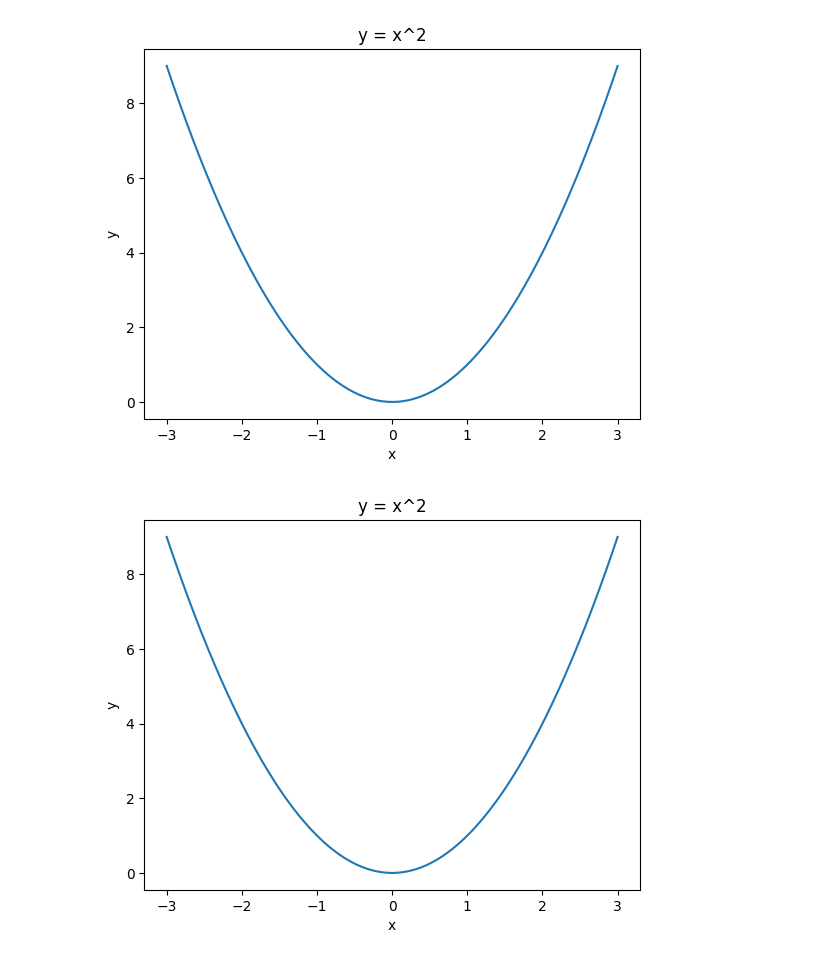
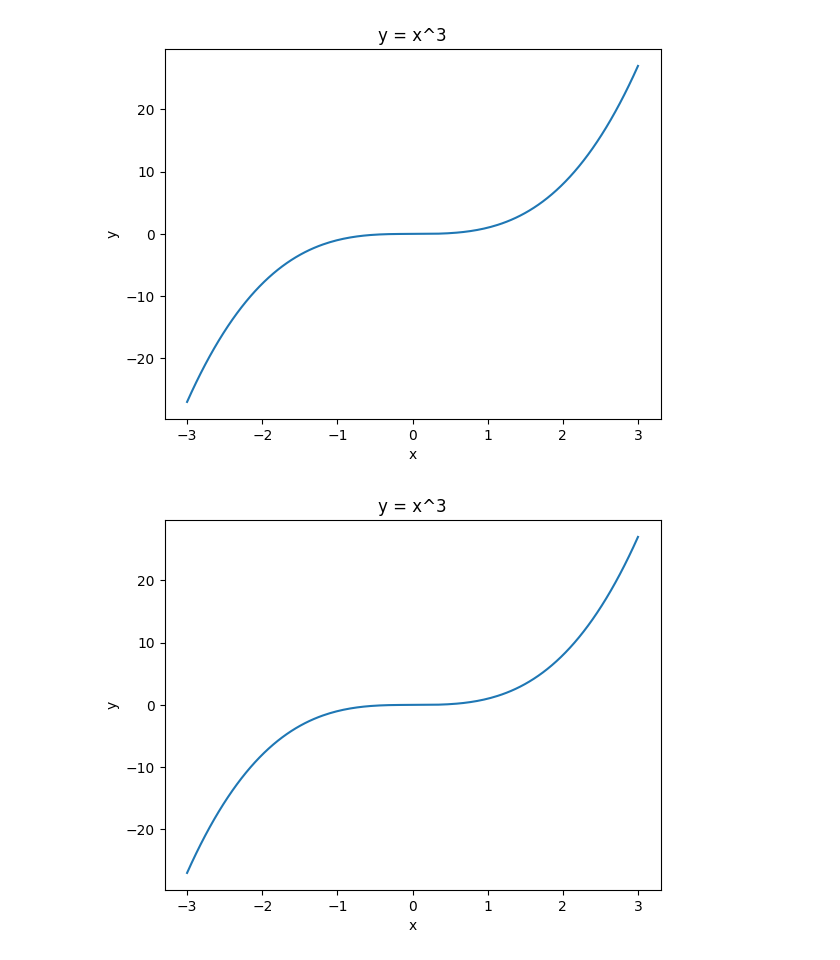
Before and after one commit to parulnith/marimo-oreilly-workshop, a Jupyter notebook: Module_2/demo.ipynb, the cells around one changed output. Drawn from its saved outputs; the diff is of its cells as text; code cells hidden in the pictures.

```diff
--- a/Module_2/demo.ipynb
+++ b/Module_2/demo.ipynb
@@ -3,14 +3,14 @@ import numpy as np
 import matplotlib.pyplot as plt
 # %%
 x = np.linspace(-3, 3, 200)
-y = x**2
+y = x**3
 
 fig, ax = plt.subplots()
 ax.plot(x, y)
-ax.set_title("y = x^2")
+ax.set_title("y = x^3")
 ax.set_xlabel("x")
 ax.set_ylabel("y")
 fig
 # %% [output]
-[figure, old version]
+[figure, new version]
-[figure, old version]
+[figure, new version]
```
Also changed, not shown: 1 other file.
